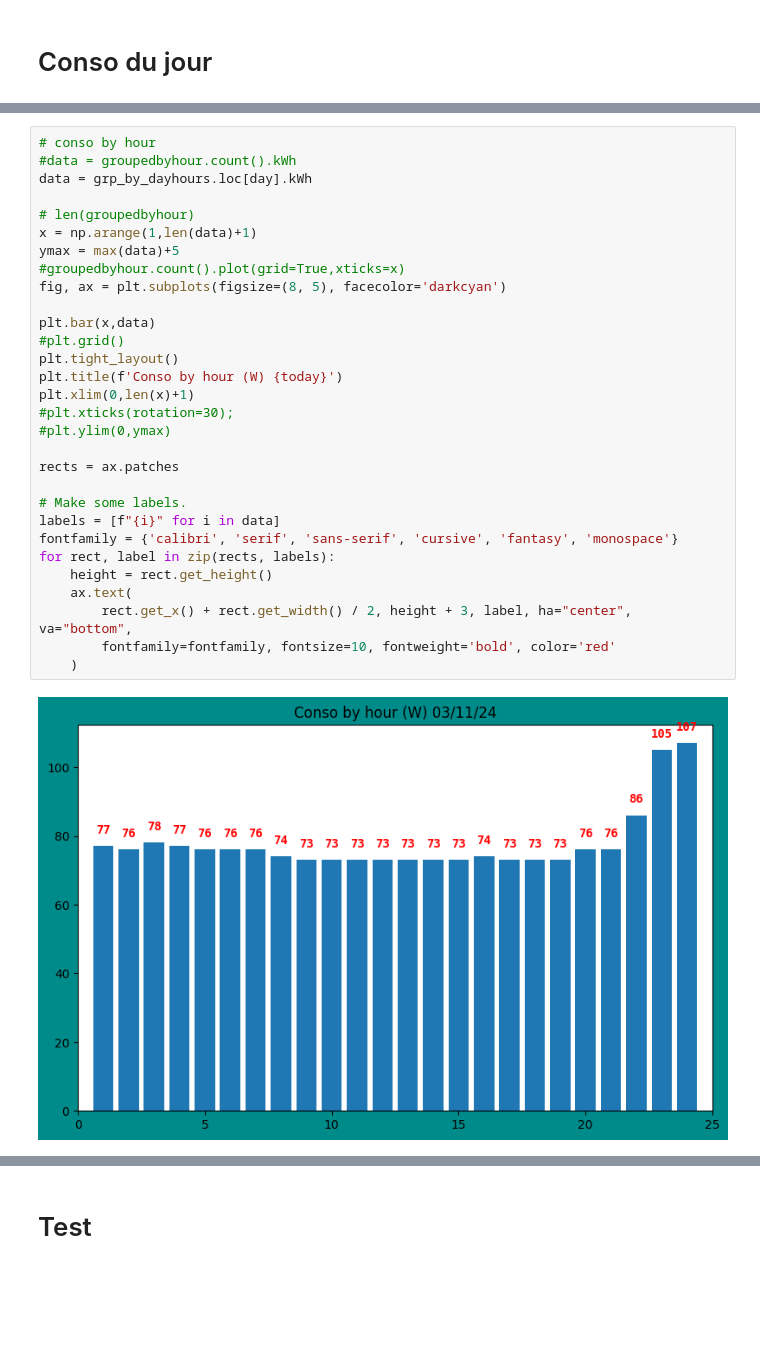
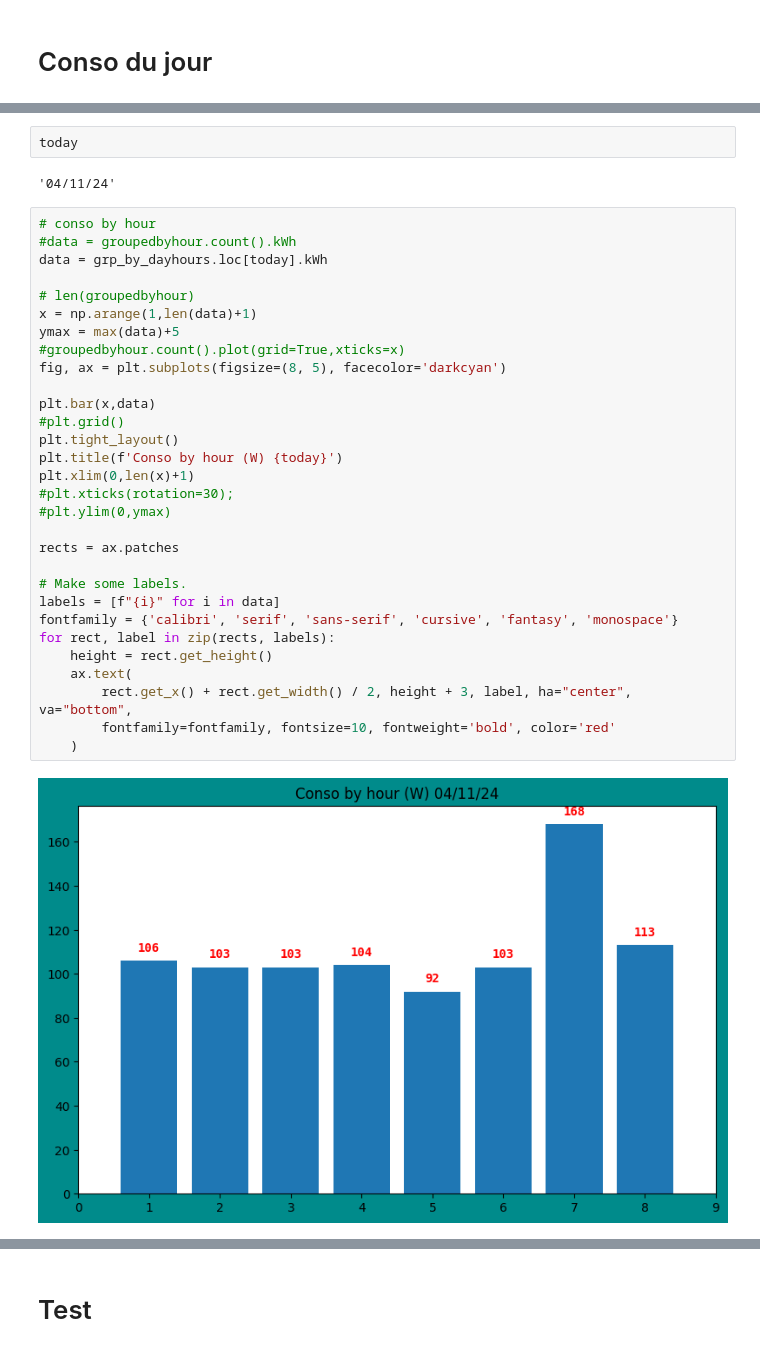
Before and after one commit to jdavid54/jupyter_notebooks, a Jupyter notebook: conso_kwh_reduced.ipynb, the cells around one changed output, grey strips where cells are left out. Saved outputs shown, nothing was run; the diff lists cells and outputs as text; blank space fills up the shorter version.

```diff
--- a/conso_kwh_reduced.ipynb
+++ b/conso_kwh_reduced.ipynb
@@ -1154,33 +1105,37 @@ show(today,bgcolor='ivory')
+# %%
+today
+# %% [output]
+'04/11/24'
 # %%
 # conso by hour
 #data = groupedbyhour.count().kWh
-data = grp_by_dayhours.loc[day].kWh
+data = grp_by_dayhours.loc[today].kWh
 
 # len(groupedbyhour)
 x = np.arange(1,len(data)+1)
 ymax = max(data)+5
 #groupedbyhour.count().plot(grid=True,xticks=x)
 fig, ax = plt.subplots(figsize=(8, 5), facecolor='darkcyan')
 
 plt.bar(x,data)
 #plt.grid()
 plt.tight_layout()
 plt.title(f'Conso by hour (W) {today}')
 plt.xlim(0,len(x)+1)
 #plt.xticks(rotation=30);
 #plt.ylim(0,ymax)
 
 rects = ax.patches
 
 # Make some labels.
 labels = [f"{i}" for i in data]
 fontfamily = {'calibri', 'serif', 'sans-serif', 'cursive', 'fantasy', 'monospace'}
 for rect, label in zip(rects, labels):
     height = rect.get_height()
     ax.text(
         rect.get_x() + rect.get_width() / 2, height + 3, label, ha="center", va="bottom",
         fontfamily=fontfamily, fontsize=10, fontweight='bold', color='red'
     )
 # %% [output]
-[figure, old version]
+[figure, new version]
 # %%
```
Also changed, not shown: parts of 76 cells of this notebook, 9 other files.
